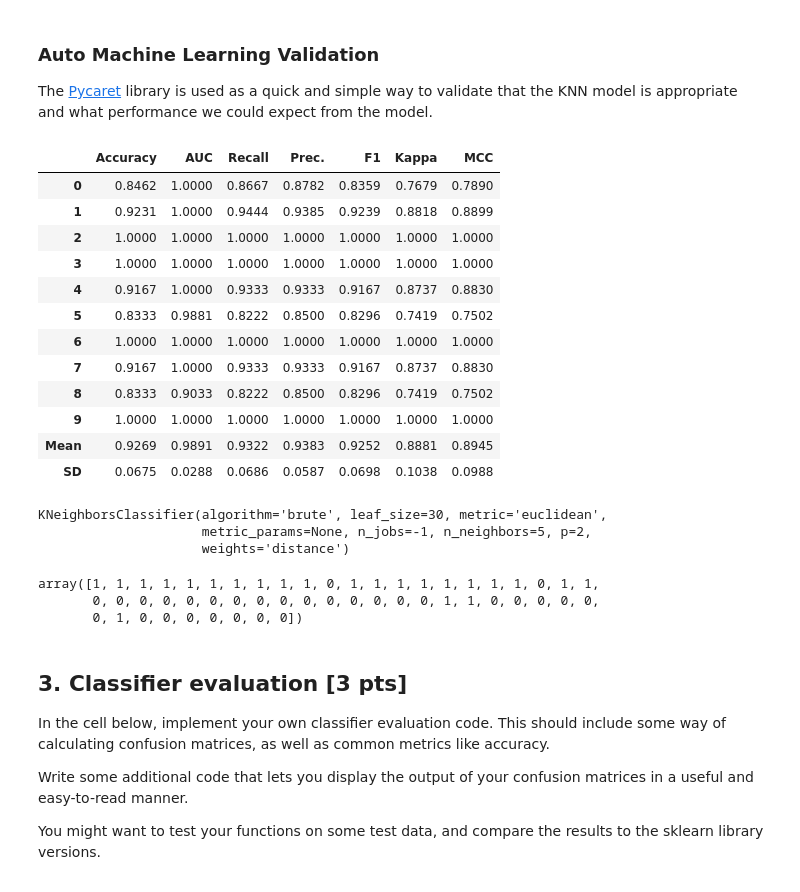
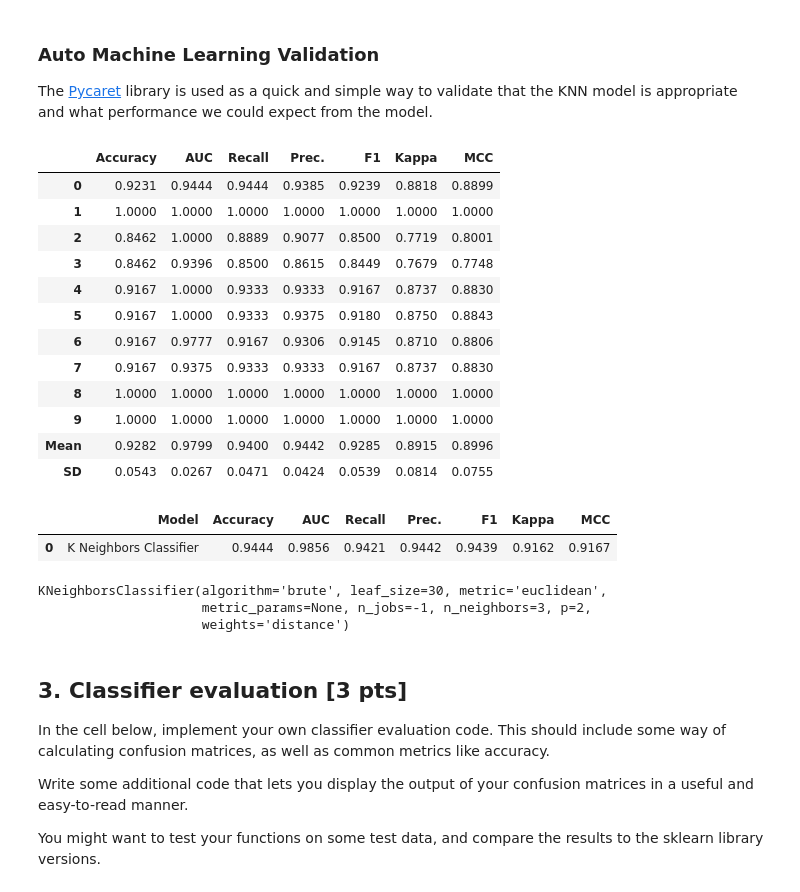
Before and after one commit to JohnnyFoulds/dsm040-2021-oct, a Jupyter notebook: coursework_01/cw.ipynb, the cells around one changed output. Saved outputs shown, nothing was run; the diff lists cells and outputs as text; code cells hidden in the pictures.

```diff
--- a/coursework_01/cw.ipynb
+++ b/coursework_01/cw.ipynb
@@ -191,32 +190,36 @@ The [Pycaret](https://pycaret.org/) library is used as a quick and simple way to
 # %%
 # use a library that implements AutoML to create an optimized model for comparison
 from pycaret.classification import *
 
 data = pd.DataFrame(X, columns=selected_features)
 data['target'] = y
 
-clf = setup(data=data, target='target', silent=True, verbose=False, session_id=4)
+clf = setup(data=data, target='target', silent=True, verbose=False, session_id=mySeed)
 model = create_model('knn', algorithm='brute')
 tuned_model = tune_model(model)
+predict_model(tuned_model)
+
 final_model = finalize_model(tuned_model)
 
 print(final_model)
 # %% [output]
 |  | Accuracy | AUC | Recall | Prec. | F1 | Kappa | MCC |
-| 0 | 0.8462 | 1.0000 | 0.8667 | 0.8782 | 0.8359 | 0.7679 | 0.7890 |
-| 1 | 0.9231 | 1.0000 | 0.9444 | 0.9385 | 0.9239 | 0.8818 | 0.8899 |
-| 2 | 1.0000 | 1.0000 | 1.0000 | 1.0000 | 1.0000 | 1.0000 | 1.0000 |
-| 3 | 1.0000 | 1.0000 | 1.0000 | 1.0000 | 1.0000 | 1.0000 | 1.0000 |
+| 0 | 0.9231 | 0.9444 | 0.9444 | 0.9385 | 0.9239 | 0.8818 | 0.8899 |
+| 1 | 1.0000 | 1.0000 | 1.0000 | 1.0000 | 1.0000 | 1.0000 | 1.0000 |
+| 2 | 0.8462 | 1.0000 | 0.8889 | 0.9077 | 0.8500 | 0.7719 | 0.8001 |
+| 3 | 0.8462 | 0.9396 | 0.8500 | 0.8615 | 0.8449 | 0.7679 | 0.7748 |
 | 4 | 0.9167 | 1.0000 | 0.9333 | 0.9333 | 0.9167 | 0.8737 | 0.8830 |
-| 5 | 0.8333 | 0.9881 | 0.8222 | 0.8500 | 0.8296 | 0.7419 | 0.7502 |
-| 6 | 1.0000 | 1.0000 | 1.0000 | 1.0000 | 1.0000 | 1.0000 | 1.0000 |
-| 7 | 0.9167 | 1.0000 | 0.9333 | 0.9333 | 0.9167 | 0.8737 | 0.8830 |
-| 8 | 0.8333 | 0.9033 | 0.8222 | 0.8500 | 0.8296 | 0.7419 | 0.7502 |
+| 5 | 0.9167 | 1.0000 | 0.9333 | 0.9375 | 0.9180 | 0.8750 | 0.8843 |
+| 6 | 0.9167 | 0.9777 | 0.9167 | 0.9306 | 0.9145 | 0.8710 | 0.8806 |
+| 7 | 0.9167 | 0.9375 | 0.9333 | 0.9333 | 0.9167 | 0.8737 | 0.8830 |
+| 8 | 1.0000 | 1.0000 | 1.0000 | 1.0000 | 1.0000 | 1.0000 | 1.0000 |
 | 9 | 1.0000 | 1.0000 | 1.0000 | 1.0000 | 1.0000 | 1.0000 | 1.0000 |
-| Mean | 0.9269 | 0.9891 | 0.9322 | 0.9383 | 0.9252 | 0.8881 | 0.8945 |
-| SD | 0.0675 | 0.0288 | 0.0686 | 0.0587 | 0.0698 | 0.1038 | 0.0988 |
+| Mean | 0.9282 | 0.9799 | 0.9400 | 0.9442 | 0.9285 | 0.8915 | 0.8996 |
+| SD | 0.0543 | 0.0267 | 0.0471 | 0.0424 | 0.0539 | 0.0814 | 0.0755 |
+|  | Model | Accuracy | AUC | Recall | Prec. | F1 | Kappa | MCC |
+| 0 | K Neighbors Classifier | 0.9444 | 0.9856 | 0.9421 | 0.9442 | 0.9439 | 0.9162 | 0.9167 |
 KNeighborsClassifier(algorithm='brute', leaf_size=30, metric='euclidean',
-                     metric_params=None, n_jobs=-1, n_neighbors=5, p=2,
+                     metric_params=None, n_jobs=-1, n_neighbors=3, p=2,
                      weights='distance')
 # %%
 class Distance():
@@ -381,15 +384,6 @@ class KNeighborsClassifier():
             predicted.append(self.classify(dataPoint))
 
         return np.array(predicted)
-
-# test the knn class
-knn = KNeighborsClassifier(n_neighbors=5, metric='euclidean')
-knn.fit(X[:124], y[:124])
-knn.predict(X[125:])
-# %% [output]
-array([1, 1, 1, 1, 1, 1, 1, 1, 1, 1, 0, 1, 1, 1, 1, 1, 1, 1, 1, 0, 1, 1,
-       0, 0, 0, 0, 0, 0, 0, 0, 0, 0, 0, 0, 0, 0, 0, 1, 1, 0, 0, 0, 0, 0,
-       0, 1, 0, 0, 0, 0, 0, 0, 0])
 # %%
 def mykNN(X, y, X_, n_neighbors:int=5, metric:str='euclidean') -> np.ndarray:
     """
```
Also changed, not shown: parts of 20 cells of this notebook, 1 other file.
